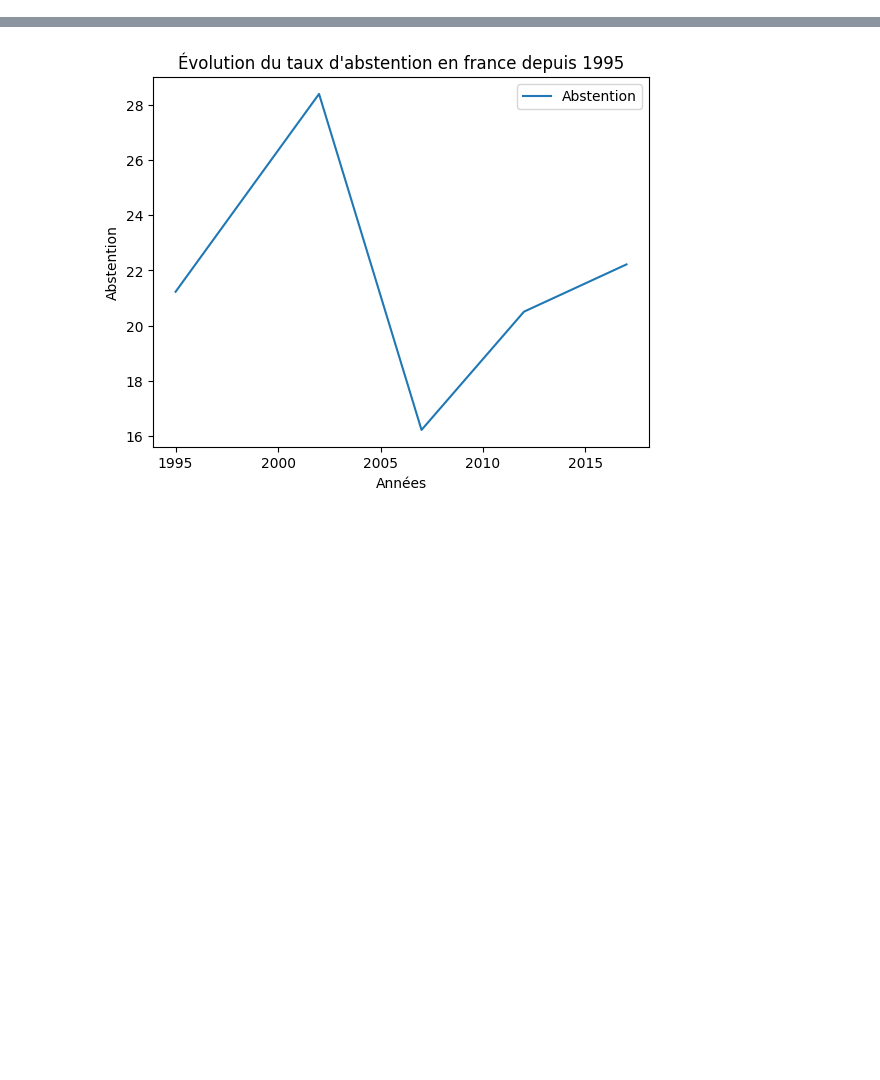
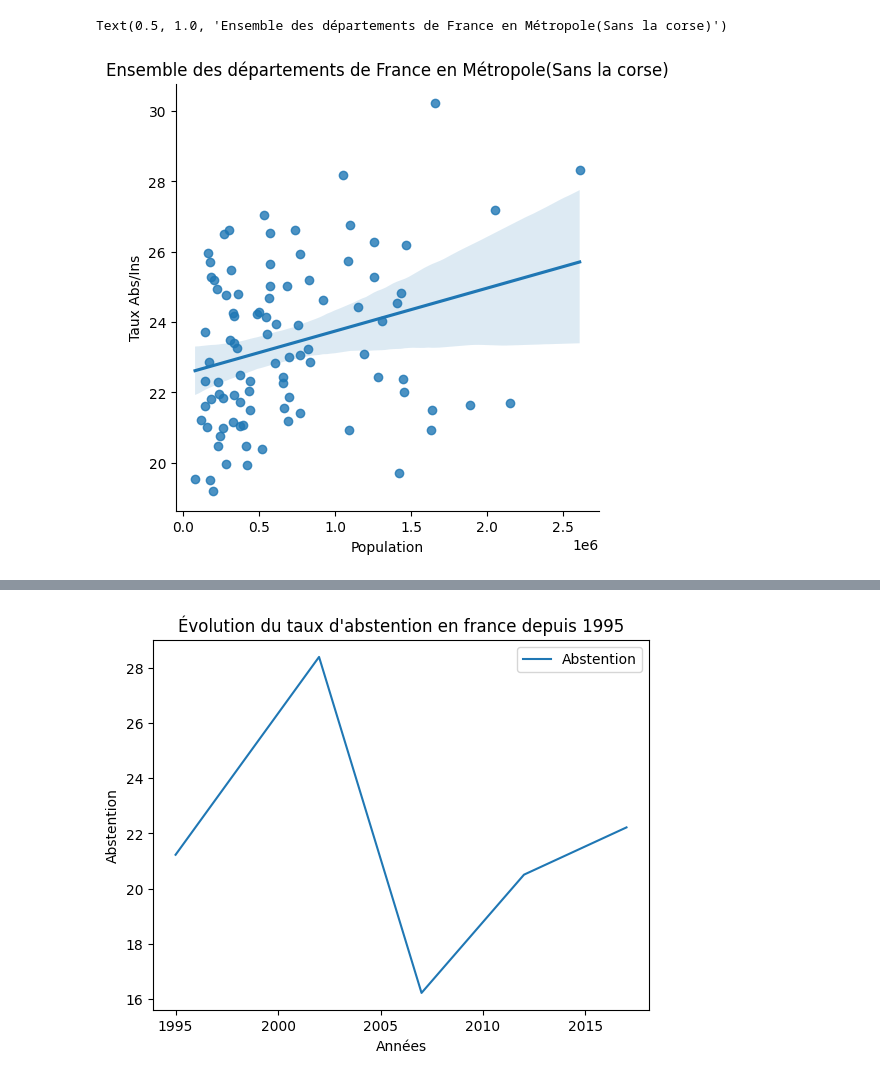
Before and after one commit to koalanoir/Prediction_elections_presidentiels, a Jupyter notebook: Etude_tx_d_abstention_election_presidentielle_france.ipynb, the cells around one changed output, grey strips where cells are left out. Saved outputs shown, nothing was run; the diff lists cells and outputs as text; code cells hidden in the pictures; blank space fills up the shorter version.

```diff
--- a/Etude_tx_d_abstention_election_presidentielle_france.ipynb
+++ b/Etude_tx_d_abstention_election_presidentielle_france.ipynb
@@ -74,3 +42,13 @@ def extraireDfFromExcel(chemin_fichier):
       df = pd.read_excel(chemin_fichier, sheet_name=feuille)
       dataframes[feuille] = df
   return dataframes
+# %%
+# Récupération des data set
+set_abs_premier_tour = {'Années': [1995, 2002,2007,2012,2017],
+        'Abstention': [21.23, 28.39, 16.23,20.51, 22.22]}
+df = pd.DataFrame(set_abs_premier_tour)
+df_RSA=pd.read_csv("/content/drive/MyDrive/dataset/rsa-par-departement-et-region_1.csv")
+df_2022=pd.read_excel("/content/drive/MyDrive/dataset/2022_reg.xlsx")
+df_chomage_dep=pd.read_excel("/content/drive/MyDrive/dataset/chomage_depart_.xlsx")
+df_2022_com=pd.read_excel("/content/drive/MyDrive/dataset/departement_2022.xlsx")
+df_2022_dep=pd.read_excel("/content/drive/MyDrive/dataset/resultats-par-niveau-dpt-t1-france-entiere.xlsx")
@@ -76,0 +71,3 @@ def extraireDfFromExcel(chemin_fichier):
+# %%
+donnees_chomage=df_chomage_dep.drop(df_chomage_dep[df_chomage_dep['Code departements'].isin(['2A','2B','971','972','973','974','F', 'P', 'M'])].index)
+donnees_chomage
@@ -76,0 +132,12 @@ def extraireDfFromExcel(chemin_fichier):
+# %%
+# Tracer le graphique de dispersion avec la droite de régression linéaire
+abs_pop = {'x': df['Population municipale'],'y': df['% Abstention']}
+data_fr = pd.DataFrame(abs_pop)
+sns.lmplot(x="x", y='y', data=data_fr)
+# Personnaliser les étiquettes d'axe et le titre
+plt.xlabel("Population")
+plt.ylabel("Taux Abs/Ins")
+plt.title("Ensemble des départements de France en Métropole(Sans la corse)")
+# %% [output]
+Text(0.5, 1.0, 'Ensemble des départements de France en Métropole(Sans la corse)')
+[figure, added]
```
Also changed, not shown: parts of 45 cells of this notebook.
